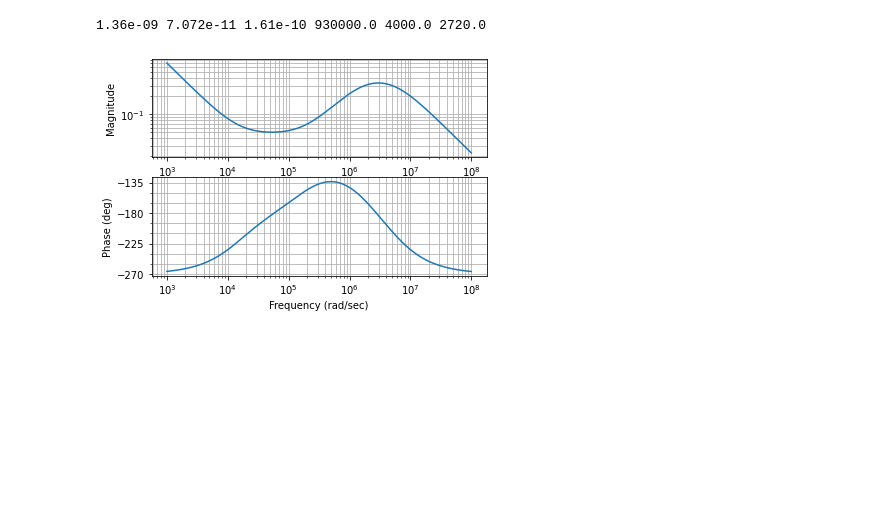
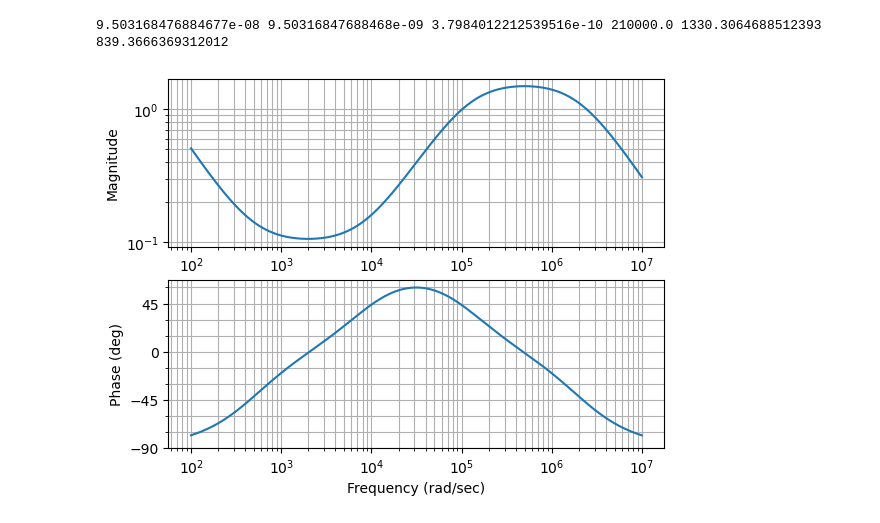
Before and after one commit to akswnd98/compensator, a Jupyter notebook: type3.ipynb, the cells around one changed output. Saved outputs shown, nothing was run; the diff lists cells and outputs as text; code cells hidden in the pictures; blank space fills up the shorter version.

```diff
--- a/type3.ipynb
+++ b/type3.ipynb
@@ -31,28 +31,46 @@ print(w_0db)
 # %%
 %matplotlib inline
 
 import numpy as np
 import matplotlib.pyplot as plt
 import control as co
 
-A = 0.08
+# C1, C2, C3, R1, R2, R3 = \
+#   np.array([
+#     3.3e-6, 3.3e-8, 3.3e-8, \
+#     3.3e+2, 3.3e+2, 3.3e+2
+#   ])
 
-C1, C2, C3, R1, R2, R3 = \
-  17e-9 * A, 0.884e-9 * A, 0.161e-9, \
-  930e+3, 50e+3 * A, 34e+3 * A
+fp0, fz1, fz2, fp1, fp2 = \
+  10 ** 0.9, 10 ** 1.9, 10 ** 3.1, 10 ** 4.3, 10 ** 5.5
+R1 = 2.1e+5
+
+C1, C2, C3, R2, R3 = \
+  (fp2 - fz2) / (2 * np.pi * R1 * fp0 * fp2), \
+  (fp1 - fz1) / (2 * np.pi * R1 * fp1 * fz1), \
+  fz2 / (2 * np.pi * R1 * fp0 * fp2), \
+  R1 * fp0 * fp2 / ((fp2 - fz2) * fz2), \
+  R1 * fz1 / (fp1 - fz1)
 
 print(C1, C2, C3, R1, R2, R3)
 
-Gc = -co.tf([C2 * (R1 + R3), 1], [1]) \
+Gc = co.tf([C2 * (R1 + R3), 1], [1]) \
   * co.tf([C1 * R2, 1], [1]) \
-  / co.tf([R1 * (C1 + C3), 0], [1]) \
+  / co.tf([R1, 0], [1]) \
   / co.tf([C2 * R3, 1], [1]) \
-  / co.tf([C1 * C3 * R2 / (C1 + C3), 1], [1])
+  / co.tf([C1 * C3 * R2, C1 + C3], [1])
 
 mag, phase, omega = co.bode(Gc)
+
+# fz1 = 1 / (2 * np.pi * (R1 + R2) * C2)
+# fz2 = 1 / (2 * np.pi * R2 * C1)
+# fp1 = 1 / (2 * np.pi * R3 * C2)
+# fp2 = 1 / (2 * np.pi * R2) * (1 / C1 + 1 / C2)
+
+# print(fz1, fz2, fp1, fp2)
 # %% [output]
-1.36e-09 7.072e-11 1.61e-10 930000.0 4000.0 2720.0
+9.503168476884677e-08 9.50316847688468e-09 3.7984012212539516e-10 210000.0 1330.3064688512393 839.3666369312012
-[figure, old version]
+[figure, new version]
 # %%
 %matplotlib inline
 
```
Also changed, not shown: parts of 3 cells of this notebook, 2 other files.
